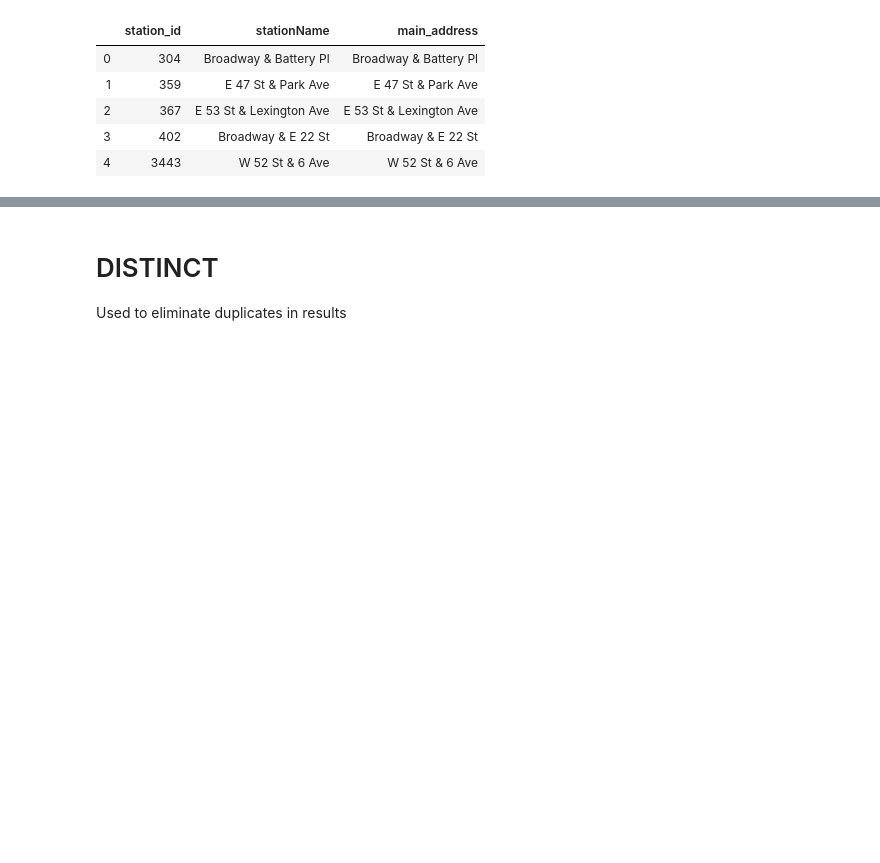
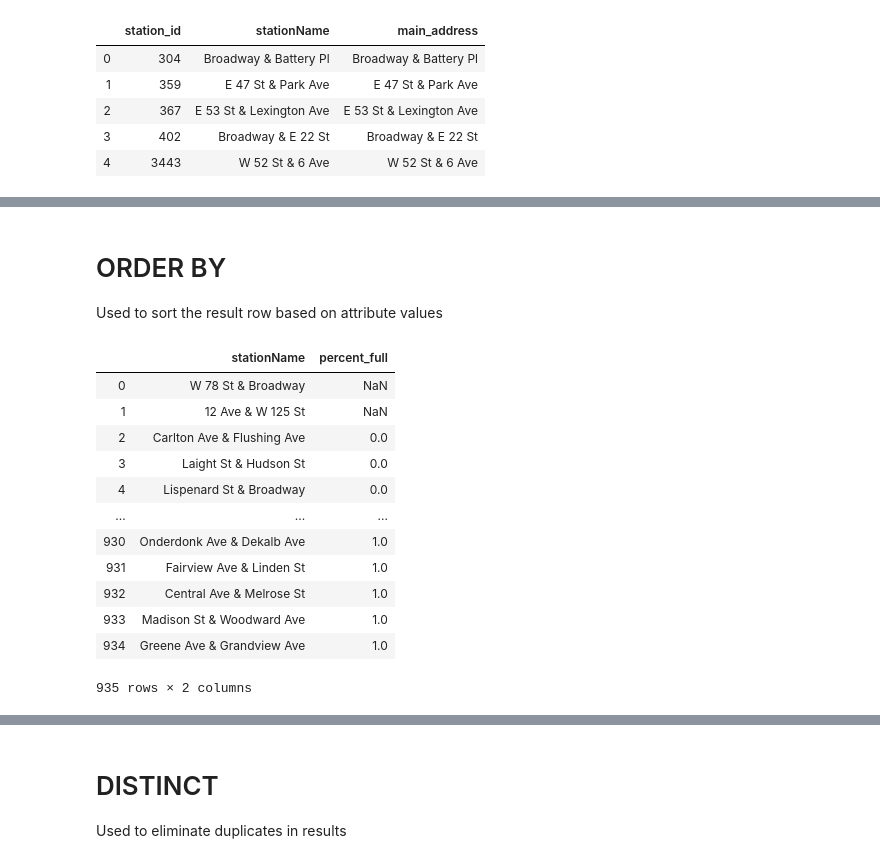
Before and after one commit to asiegman16/NYU-Dealing-With-Data-Spring-2020, a Jupyter notebook: Class 5/Dealing with Data Class 5 Solved.ipynb, the cells around one changed output, grey strips where cells are left out. Drawn from its saved outputs; the diff is of its cells as text; code cells hidden in the pictures; blank space fills up the shorter version.

```diff
--- a/Class 5/Dealing with Data Class 5 Solved.ipynb
+++ b/Class 5/Dealing with Data Class 5 Solved.ipynb
@@ -205,0 +224,25 @@ check
+# %% [markdown]
+# ORDER BY
+
+Used to sort the result row based on attribute values
+# %%
+check = pd.read_sql("""SELECT stationName,
+                       CAST(availableDocks AS FLOAT)/CAST(totalDocks AS FLOAT) as percent_full
+                       FROM StationsData
+                       ORDER BY percent_full ASC""",
+                       con=con)
+check
+# %% [output]
+|  | stationName | percent_full |
+| 0 | W 78 St & Broadway | NaN |
+| 1 | 12 Ave & W 125 St | NaN |
+| 2 | Carlton Ave & Flushing Ave | 0.0 |
+| 3 | Laight St & Hudson St | 0.0 |
+| 4 | Lispenard St & Broadway | 0.0 |
+| ... | ... | ... |
+| 930 | Onderdonk Ave & Dekalb Ave | 1.0 |
+| 931 | Fairview Ave & Linden St | 1.0 |
+| 932 | Central Ave & Melrose St | 1.0 |
+| 933 | Madison St & Woodward Ave | 1.0 |
+| 934 | Greene Ave & Grandview Ave | 1.0 |
+935 rows × 2 columns
```
Also changed, not shown: parts of 20 cells of this notebook, 1 other file.
